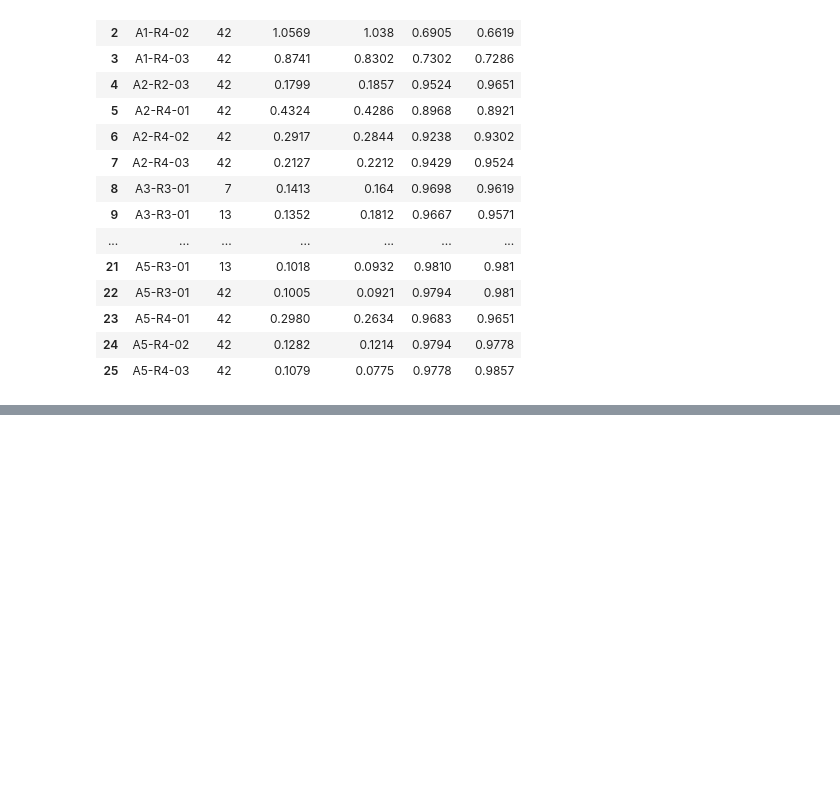
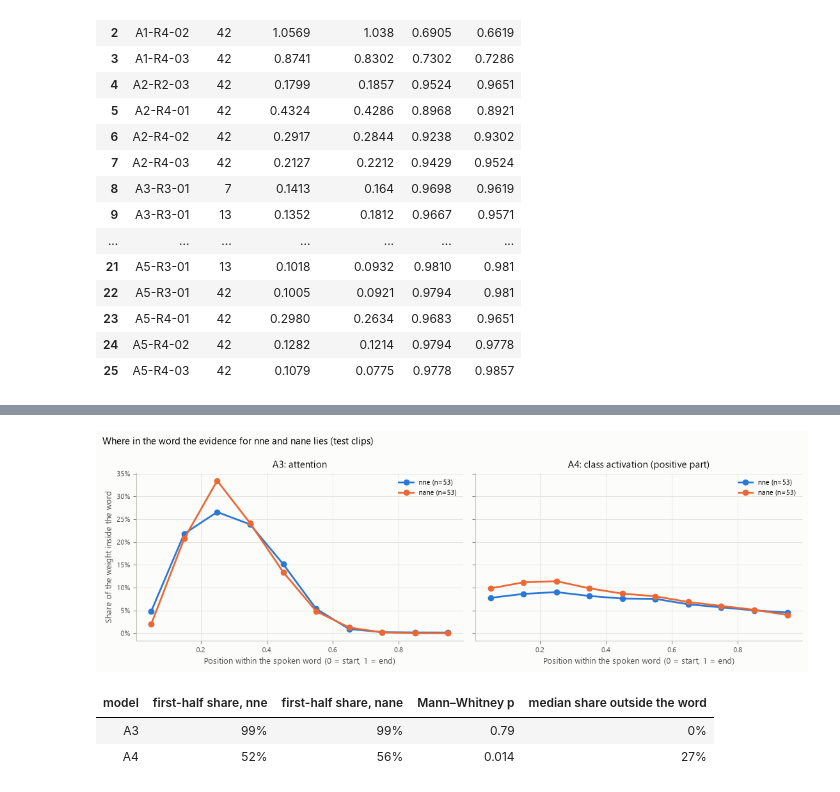
Before and after one commit to Hassan-Adelani-Luqman/nlp-sequential-modeling-group21, a Jupyter notebook: notebooks/06_results_error_analysis.ipynb, the cells around one changed output, grey strips where cells are left out. Cells and saved outputs as stored; diff of their text form; code cells hidden in the pictures; blank space fills up the shorter version.

```diff
--- a/notebooks/06_results_error_analysis.ipynb
+++ b/notebooks/06_results_error_analysis.ipynb
@@ -788,0 +1153,76 @@ A5 XLS-R (fine-tuned) & 316M & 13.0 & 871 & 0.093 $\pm$ 0.001 & 98.1 $\pm$ 0.1 &
+# %%
+def word_profile(weights, loud_db, bins=10):
+    '''Share of a non-negative weight profile in each tenth of the word, and the share outside the word.'''
+    word = np.where(loud_db >= loud_db.max() - 25)[0]
+    first, last = word[0], word[-1]
+    w = np.clip(weights, 0, None)
+    w = w / max(w.sum(), 1e-12)
+    rel = (np.arange(len(w)) - first) / max(last - first, 1)
+    inside = (rel >= 0) & (rel <= 1)
+    hist = np.histogram(rel[inside], bins=bins, range=(0, 1), weights=w[inside])[0]
+    return hist, 1 - w[inside].sum()
+
+
+def frame_loudness(S):
+    return 10 * np.log10((10 ** (S / 10)).mean(axis=-1))
+
+
+ni, na = NAMES.index("nne"), NAMES.index("nane")
+sel = np.where(np.isin(y_test, [ni, na]))[0]
+profiles = {}
+for a, exp_id in (("A3", "A3-R3-01"), ("A4", "A4-R3-01")):
+    path = checkpoint_file(f"{exp_id}_seed42.pt")
+    if not path.exists():
+        print(f"{path.name} not found: {a} is skipped here")
+        continue
+    cfg = logged(exp_id, 42)["params"]
+    feat = cfg["features"]
+    X = cached_features(test, **feat)[sel]
+    S = cached_features(test, **{**{k: v for k, v in feat.items() if k != "n_mfcc"}, "feature": "logmel"})[sel]   # same window
+    model_cfg = {k: cfg[k] for k in ("features", "model", "train", "augment")}
+    model, scaler, _ = load_checkpoint(path, lambda: network(a, model_cfg, X.shape[-1], pretrained=False))
+    with torch.no_grad():
+        xb = torch.from_numpy(scaler.transform(X))
+        if a == "A3":
+            _, w = model(xb, return_attention=True)
+            w = w.numpy()
+        else:
+            logits, cam = model(xb, return_cam=True)
+            pred = logits.argmax(1).numpy()
+            cam = cam.numpy()
+            steps = np.linspace(0, S.shape[1] - 1, cam.shape[2])
+            w = np.stack([np.interp(np.arange(S.shape[1]), steps, cam[i, pred[i]]) for i in range(len(sel))])
+    out = [word_profile(w[i], frame_loudness(S[i])) for i in range(len(sel))]
+    profiles[a] = {"hist": np.stack([h for h, _ in out]), "outside": np.array([o for _, o in out])}
+
+if profiles:
+    fig, axes = plt.subplots(1, len(profiles), figsize=(5.6 * len(profiles), 3.8), sharey=True, squeeze=False)
+    centres = (np.arange(10) + 0.5) / 10
+    rows = []
+    for ax, (a, pr) in zip(axes[0], profiles.items()):
+        for word, idx_w, color in (("nne", ni, SERIES[0]), ("nane", na, SERIES[1])):
+            m = y_test[sel] == idx_w
+            ax.plot(centres, pr["hist"][m].mean(0), marker="o", ms=6, lw=2, color=color, label=f"{word} (n={m.sum()})")
+        first_half = pr["hist"][:, :5].sum(1) / np.clip(pr["hist"].sum(1), 1e-12, None)
+        is_nane = y_test[sel] == na
+        p = mannwhitneyu(first_half[is_nane], first_half[~is_nane]).pvalue
+        rows.append({"model": a, "first-half share, nne": np.median(first_half[~is_nane]),
+                     "first-half share, nane": np.median(first_half[is_nane]), "Mann–Whitney p": p,
+                     "median share outside the word": np.median(pr["outside"])})
+        ax.set(title=f"{a}: {'attention' if a == 'A3' else 'class activation (positive part)'}",
+               xlabel="Position within the spoken word (0 = start, 1 = end)")
+        ax.yaxis.set_major_formatter(PercentFormatter(1.0, decimals=0))
+        ax.legend(loc="upper right", frameon=False)
+    axes[0][0].set_ylabel("Share of the weight inside the word")
+    fig.suptitle("Where in the word the evidence for nne and nane lies (test clips)", x=0.01, ha="left", fontsize=11)
+    fig.tight_layout()
+    save_figure(fig, "p8_nne_nane_profile")
+    plt.show()
+    display(pd.DataFrame(rows).style.format({"first-half share, nne": "{:.0%}", "first-half share, nane": "{:.0%}",
+                                             "Mann–Whitney p": "{:.2g}", "median share outside the word": "{:.0%}"})
+            .hide(axis="index"))
+# %% [output]
+[figure, added]
+| model | first-half share, nne | first-half share, nane | Mann–Whitney p | median share outside the word |
+| A3 | 99% | 99% | 0.79 | 0% |
+| A4 | 52% | 56% | 0.014 | 27% |
```
Also changed, not shown: parts of 19 cells of this notebook, 7 other files.
